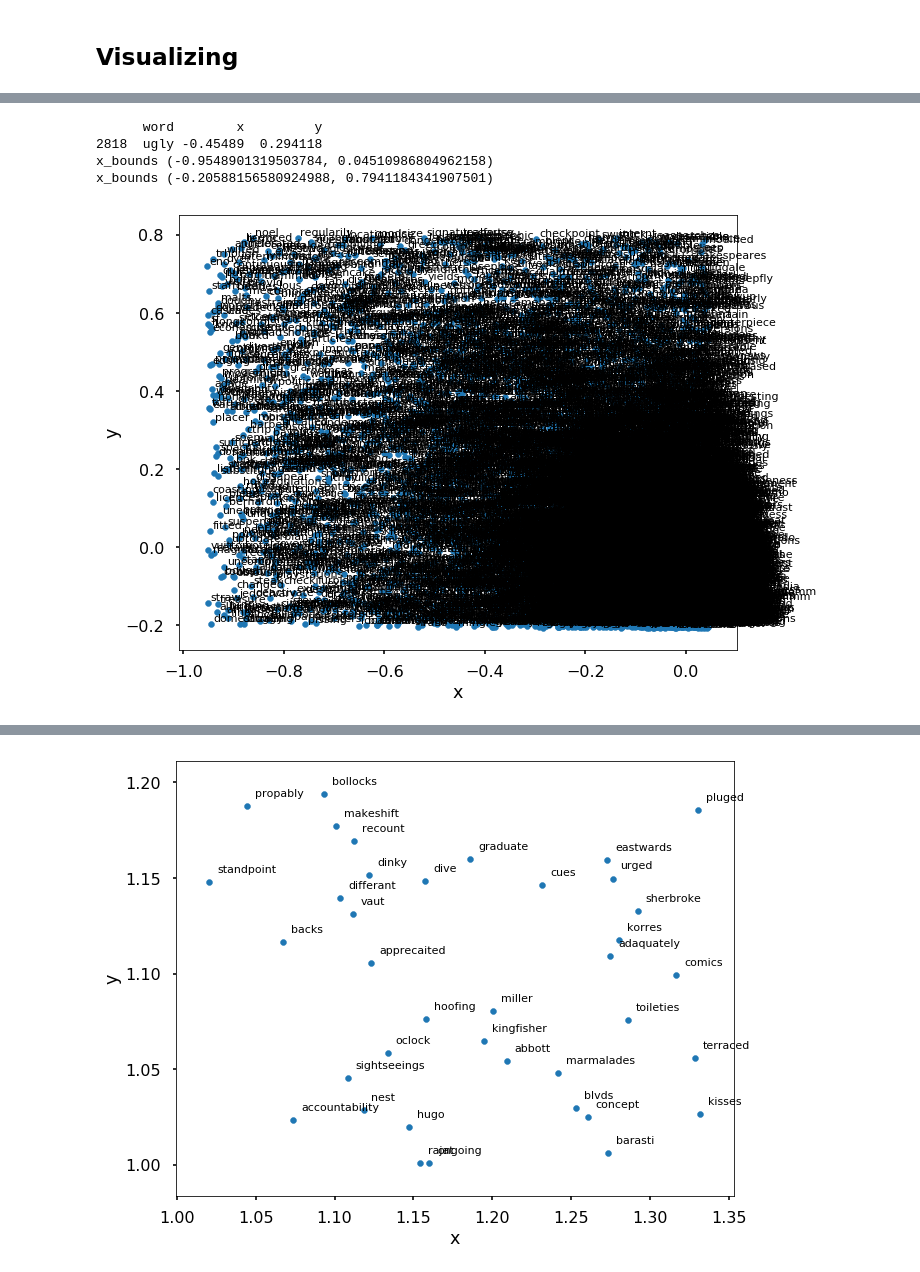
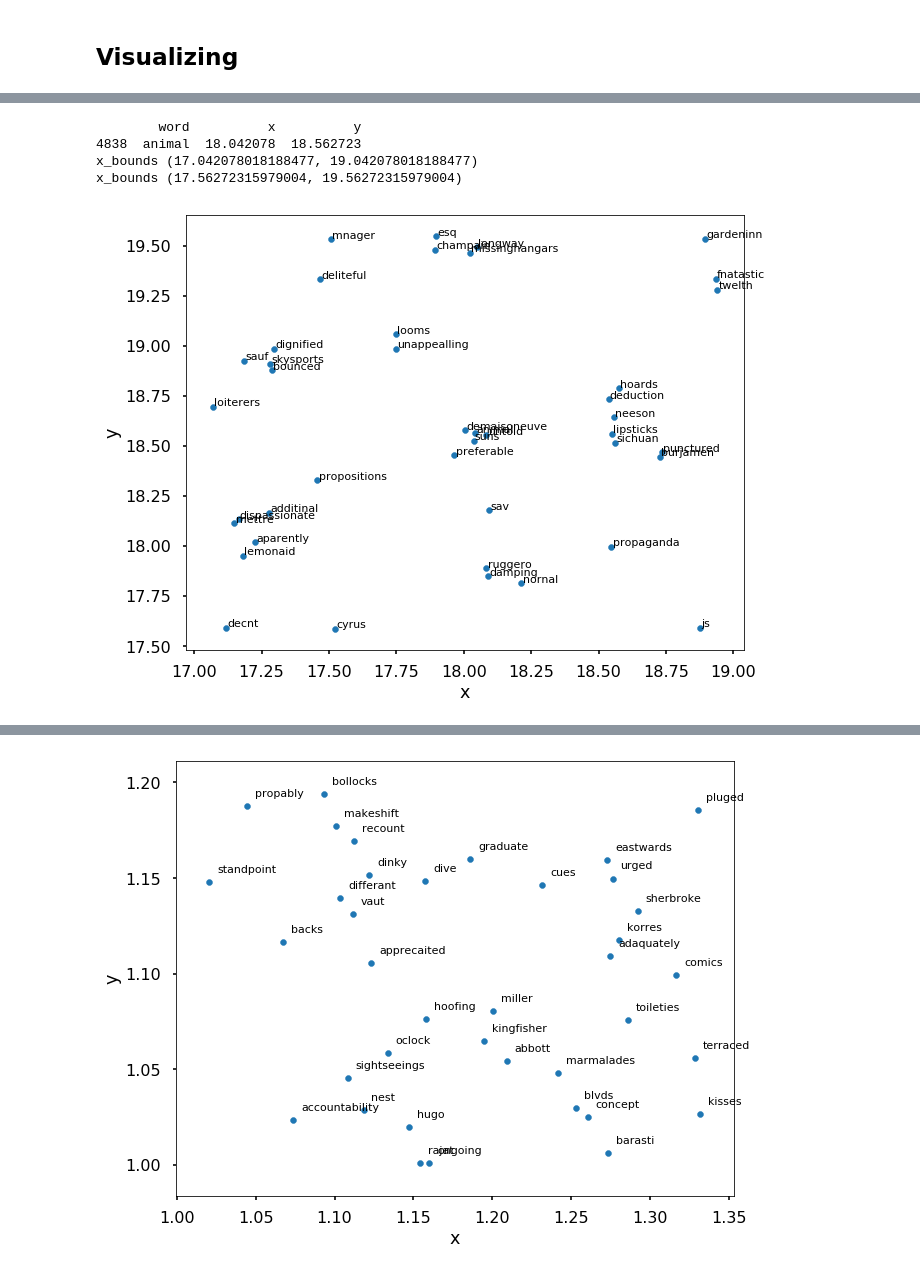
Before and after one commit to haisi/data-science-tutorials, a Jupyter notebook: Word2Vec.ipynb, the cells around one changed output, grey strips where cells are left out. Cells and saved outputs as stored; diff of their text form; code cells hidden in the pictures.

```diff
--- a/Word2Vec.ipynb
+++ b/Word2Vec.ipynb
@@ -304,9 +303,9 @@ def nearest_similarity_cosmul(start1, end1, end2):
-# %%
-plot_around_word('ugly', 1)
-# %% [output]
-      word        x         y
-2818  ugly -0.45489  0.294118
-x_bounds (-0.9548901319503784, 0.04510986804962158)
-x_bounds (-0.20588156580924988, 0.7941184341907501)
-[figure, removed]
+# %%
+plot_around_word('animal', 2)
+# %% [output]
+        word          x          y
+4838  animal  18.042078  18.562723
+x_bounds (17.042078018188477, 19.042078018188477)
+x_bounds (17.56272315979004, 19.56272315979004)
+[figure, added]
 # %%
```
Also changed, not shown: parts of 20 cells of this notebook.
